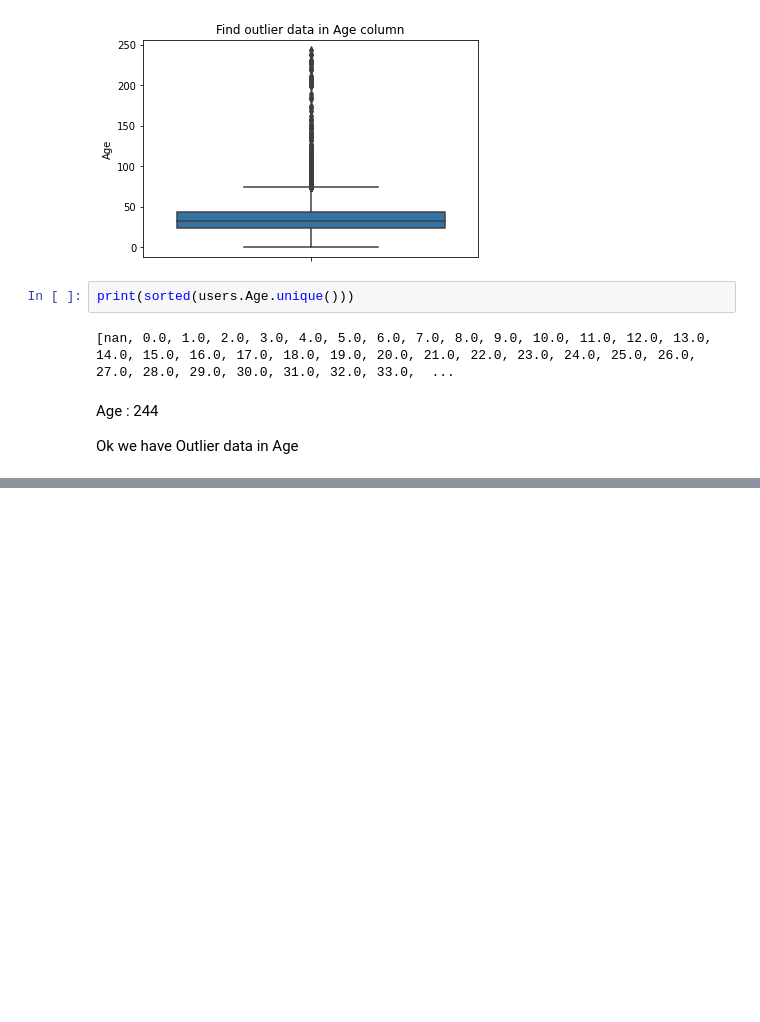
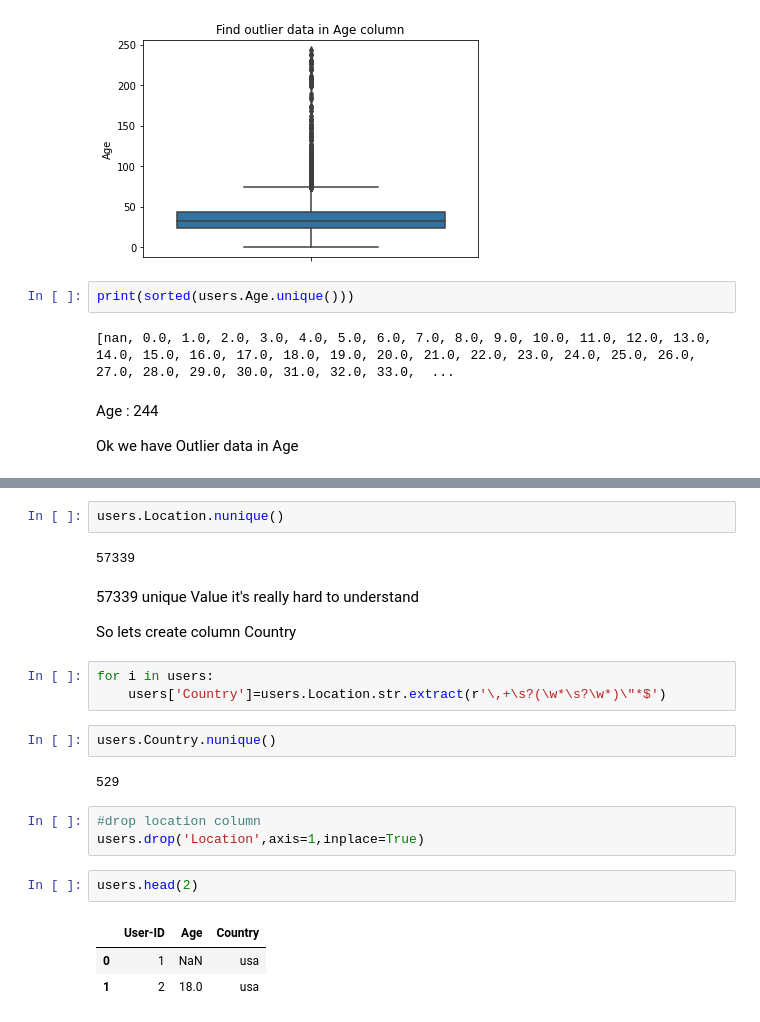
Before and after one commit to Mahima-Shree/Amazon-book-recommendation, a Jupyter notebook: Book_Recommendation_System.ipynb, the cells around one changed output, grey strips where cells are left out. Drawn from its saved outputs; the diff is of its cells as text; blank space fills up the shorter version.

```diff
--- a/Book_Recommendation_System.ipynb
+++ b/Book_Recommendation_System.ipynb
@@ -133,0 +143,24 @@ Ok we have Outlier data in Age
+# %%
+users.Location.nunique()
+# %% [output]
+57339
+# %% [markdown]
+57339 unique Value it's really hard to understand
+
+So lets create column Country
+# %%
+for i in users:
+    users['Country']=users.Location.str.extract(r'\,+\s?(\w*\s?\w*)\"*$')
+# %%
+users.Country.nunique()
+# %% [output]
+529
+# %%
+#drop location column
+users.drop('Location',axis=1,inplace=True)
+# %%
+users.head(2)
+# %% [output]
+|  | User-ID | Age | Country |
+| 0 | 1 | NaN | usa |
+| 1 | 2 | 18.0 | usa |
```
Also changed, not shown: parts of 19 cells of this notebook.
